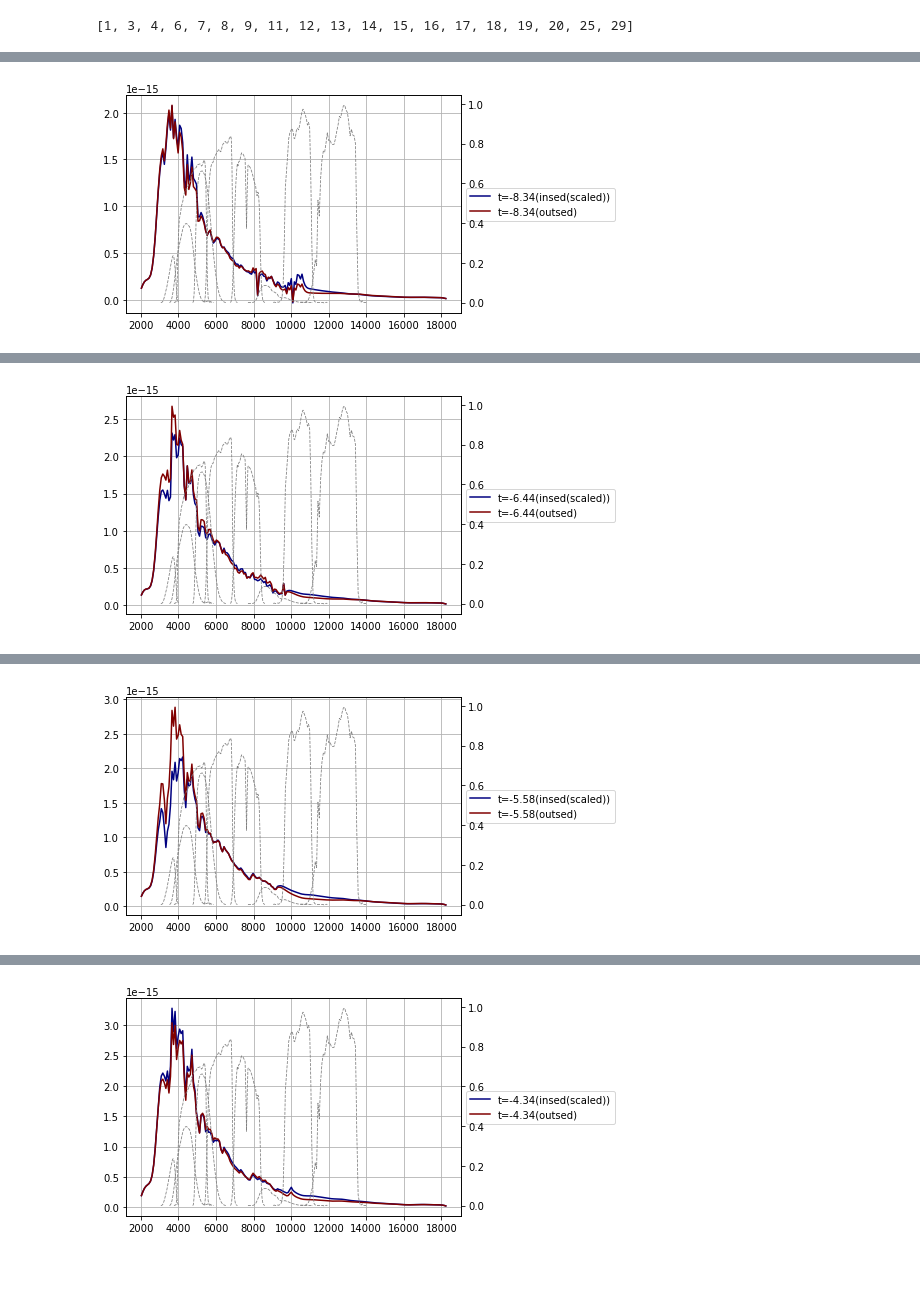
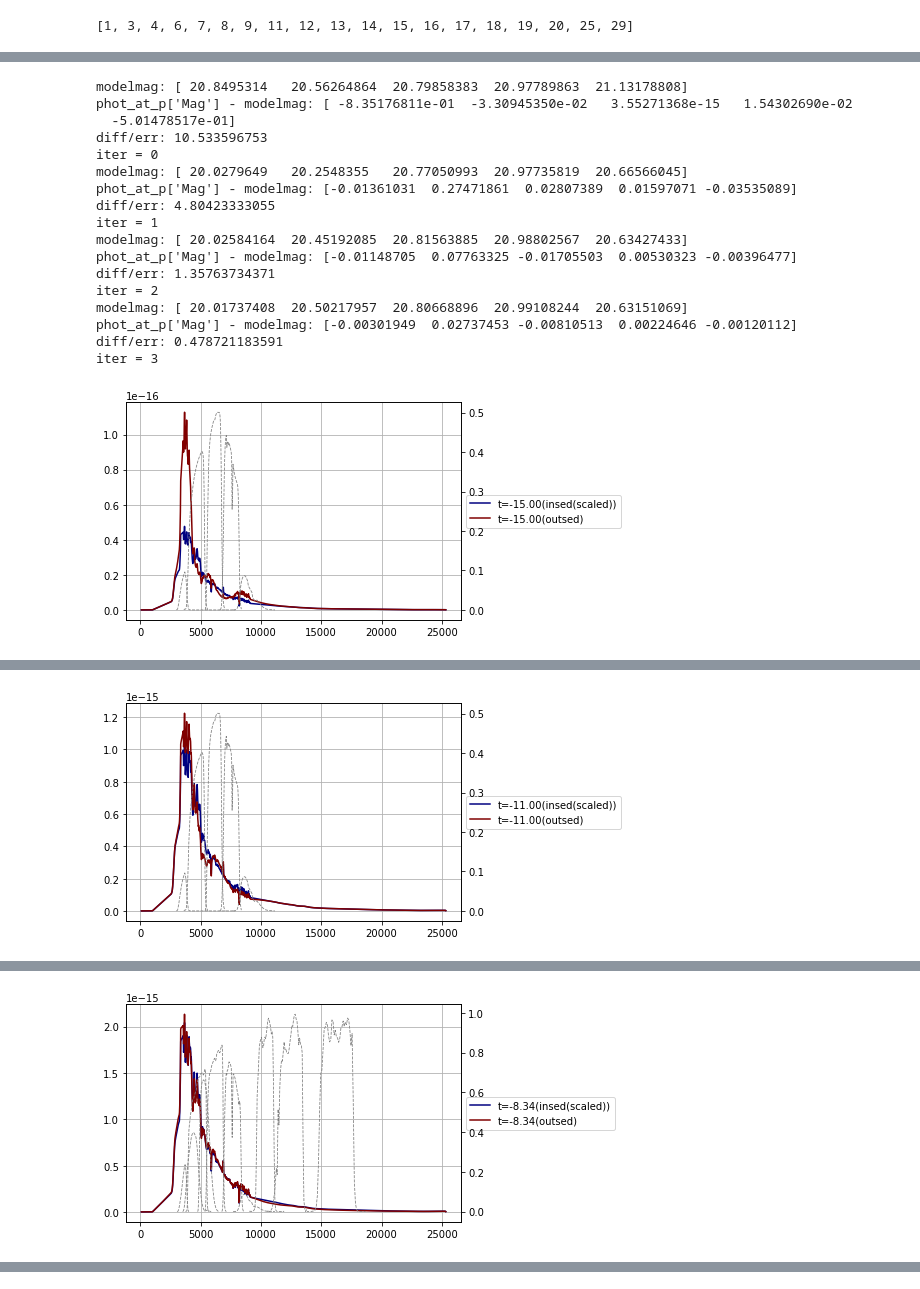
Before and after one commit to RutgersSN/plasticc-Iax, a Jupyter notebook: SN2005hk/Iax-SED.ipynb, the cells around one changed output, grey strips where cells are left out. Drawn from its saved outputs; the diff is of its cells as text; code cells hidden in the pictures.

```diff
--- a/SN2005hk/Iax-SED.ipynb
+++ b/SN2005hk/Iax-SED.ipynb
@@ -253,7 +219,7 @@ for i,s in enumerate(spectra_orig.iterrows()):
     wave_prev = np.array(sdata_prev[0].astype(float))
     flux_prev = np.array(sdata_prev[1].astype(float))
 
-    dphase = phase-phase_prev
+    dphase = (phase-phase_prev)/(1.+redshift)
 
     if np.abs(dphase) < pthreshold:
 #         print phase,wave[0],wave[-1]
@@ -295,7 +261,7 @@ print drop_indices
 spectra = spectra_orig.drop(drop_indices)
 spectra = pd.concat([spectra,newspectra])
 spectra = spectra.sort_values(by=['time'])
-spectra = spectra.reset_index()
+spectra = spectra.reset_index(drop=True)
 # %% [output]
 [1, 3, 4, 6, 7, 8, 9, 11, 12, 13, 14, 15, 16, 17, 18, 19, 20, 25, 29]
 # %%
@@ -320 +297,5 @@ def fit_blackbody(wave,obsflux,temp_init = 7000,amp_init=1):
+# %%
+spectra = pd.concat([spectra,spectra_11ay],ignore_index=True)
+spectra = spectra.sort_values(by=['time'])
+spectra = spectra.reset_index(drop=True)
 # %%
@@ -434,3 +445,15 @@ besselli scale= 189291111090.0
 # %%
 # print len(outphases)
 # print outphases
+# %%
+## add earlier phases using the first spectrum
+for phase in [-15.,-11.]:
+    spectrum0 = spectra_extended.iloc[0].copy()
+    mjd = peakmjd + phase*(1.+redshift)
+    sdata = pd.DataFrame(spectrum0['data'])
+    wave = sdata[0].astype(float)
+    flux = sdata[1].astype(float)
+    spectrum0['time'] = mjd
+    spectra_extended = spectra_extended.append(spectrum0)
+spectra_extended = spectra_extended.sort_values(by=['time'])
+spectra_extended = spectra_extended.reset_index(drop=True)
@@ -437,6 +462,7 @@ besselli scale= 189291111090.0
 # %%
 ##mangle the spectra
 reload(sedfit.mangle)
+reload(sedfit.utils)
 
 sedres = []
 for s in spectra_extended.iterrows():
@@ -479,7 +505,7 @@ for s in spectra_extended.iterrows():
         continue
 
     nrepeat = 5
-    phase = np.linspace(-50.,50.,nrepeat)
+    phasearr = np.linspace(-50.,50.,nrepeat)
 
     sdata = pd.DataFrame(spectrum['data'])
 
@@ -488,8 +514,11 @@ for s in spectra_extended.iterrows():
 
 #     plt.plot(wave,flux.ravel())
 
-    newsource = sncosmo.TimeSeriesSource(phase,wave,np.repeat(flux,nrepeat,axis=0))
+    newsource = sncosmo.TimeSeriesSource(phasearr,wave,np.repeat(flux,nrepeat,axis=0))
     newsed_at_p = sncosmo.Model(newsource)
+#     plt.plot(np.linspace(newsed_at_p.minwave(),newsed_at_p.maxwave(),3000),newsed_at_p.flux(phase,np.linspace(newsed_at_p.minwave(),newsed_at_p.maxwave(),3000)))
+#     plt.plot(wave,newsed_at_p.flux(100,wave))
+#     plt.show()
 
     excl_fs = []
     for f in filters:
@@ -502,13 +531,23 @@ for s in spectra_extended.iterrows():
             excl_fs.append(f)
     print "Bands are out of range",excl_fs
 
-    excl_fs += ['CSP-Yd','CSP-Jd','CSP-Hd']
-
-    for f in ['J','H']:
+    for f in ['Y','J','H']:
         if 'CSP-'+f+'S' in synlc_good['Filter']:
             excl_fs += ['CfAIR2-'+f]
+            excl_fs += ['CSP-'+f+'d']
 
-    excl_fs = np.unique(excl_fs)
+    if phase > 14. and phase < 15.:
+        excl_fs += ['Swift-UVW1']
+    if phase > -5. and phase < -4.:
+        excl_fs += ['Swift-UVM2']
+
+    excl_fs = list(np.unique(excl_fs))
+
+    if phase > -9.:
+        excl_fs+=['SDSS-'+x for x in list('ugri')]
+
+    if phase > 20.:
+        excl_fs+=['CSP-gS']
 
     idx = np.array([(x in np.array(excl_fs)) for x in synlc_good['Filter']])
 
@@ -519,7 +558,7 @@ for s in spectra_extended.iterrows():
         continue
 
 
-    result = sedfit.mangle.manglespec(inlc,insed =newsed_at_p, redshift=z,insed_is_rest=False,
+    result = sedfit.mangle.manglespec(inlc,insed =newsed_at_p, inwave=wave, redshift=z,insed_is_rest=False,
                                       taperscale=3.,spline=False)
 
     sedres.append(result)
@@ -545 +584,18 @@ iter = 2
+modelmag: [ 20.8495314   20.56264864  20.79858383  20.97789863  21.13178808]
+phot_at_p['Mag'] - modelmag: [ -8.35176811e-01  -3.30945350e-02   3.55271368e-15   1.54302690e-02
+  -5.01478517e-01]
+diff/err: 10.533596753
+iter = 0
+modelmag: [ 20.0279649   20.2548355   20.77050993  20.97735819  20.66566045]
+phot_at_p['Mag'] - modelmag: [-0.01361031  0.27471861  0.02807389  0.01597071 -0.03535089]
+diff/err: 4.80423333055
+iter = 1
+modelmag: [ 20.02584164  20.45192085  20.81563885  20.98802567  20.63427433]
+phot_at_p['Mag'] - modelmag: [-0.01148705  0.07763325 -0.01705503  0.00530323 -0.00396477]
+diff/err: 1.35763734371
+iter = 2
+modelmag: [ 20.01737408  20.50217957  20.80668896  20.99108244  20.63151069]
+phot_at_p['Mag'] - modelmag: [-0.00301949  0.02737453 -0.00810513  0.00224646 -0.00120112]
+diff/err: 0.478721183591
+iter = 3
-[figure, old version]
+[figure, new version]
@@ -563 +619 @@ iter = 2
-[figure, old version]
+[figure, new version]
@@ -581 +637 @@ iter = 2
-[figure, old version]
+[figure, new version]
@@ -635 +673,0 @@ iter = 2
-[figure, removed]
```
Also changed, not shown: parts of 39 cells of this notebook, 13 other files.
